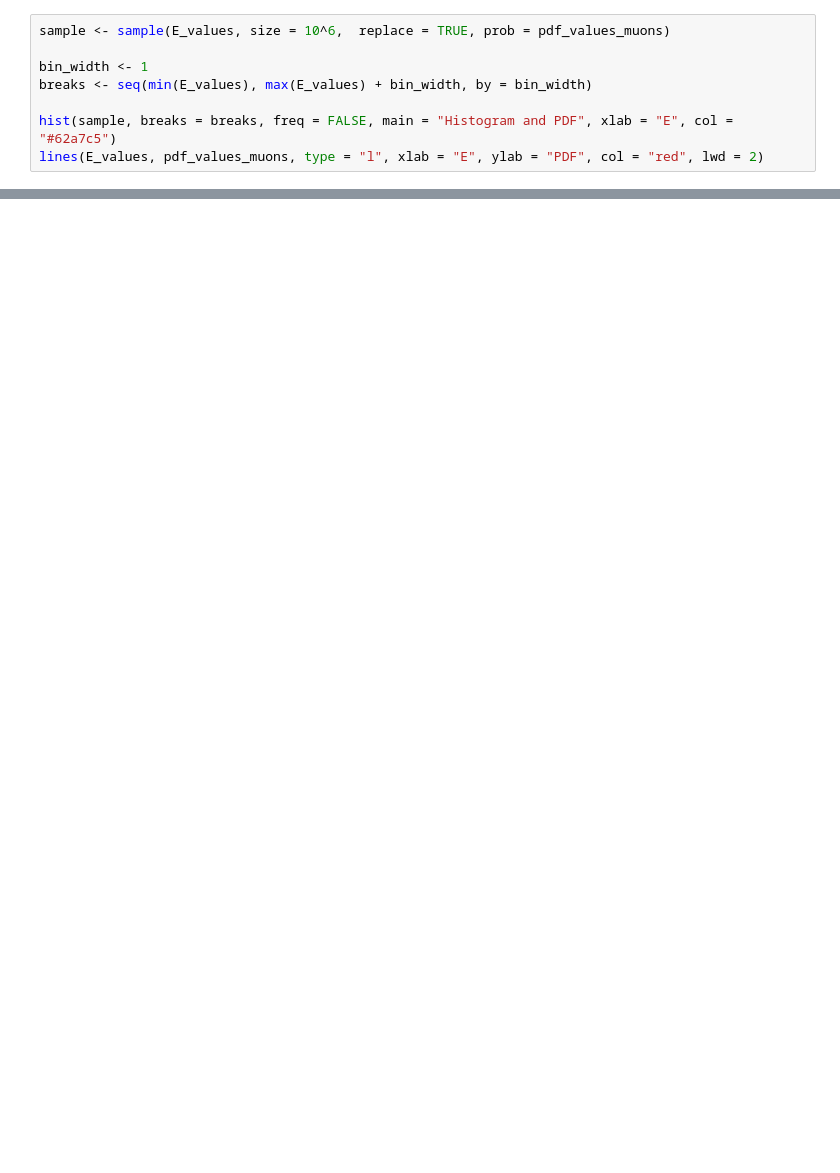
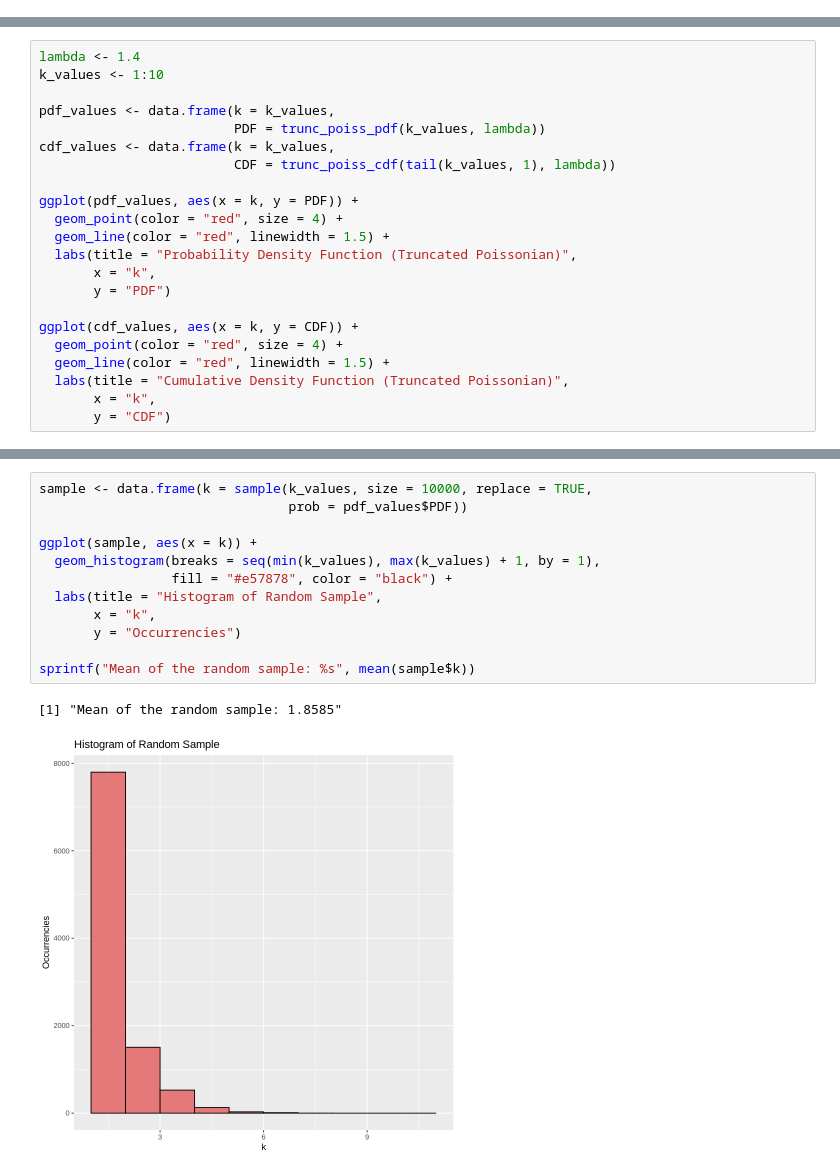
Before and after one commit to Kallo27/Advanced_statistics, a Jupyter notebook: Lab02/CalandraBuonaura_LorenzoRlab02.ipynb, the cells around one changed output, grey strips where cells are left out. Drawn from its saved outputs; the diff is of its cells as text; blank space fills up the shorter version.

Commit message:
Done some things (up to point 4)

```diff
--- a/Lab02/CalandraBuonaura_LorenzoRlab02.ipynb
+++ b/Lab02/CalandraBuonaura_LorenzoRlab02.ipynb
@@ -112,8 +0,0 @@ mean_muons
-# %%
-sample <- sample(E_values, size = 10^6,  replace = TRUE, prob = pdf_values_muons)
-
-bin_width <- 1
-breaks <- seq(min(E_values), max(E_values) + bin_width, by = bin_width)
-
-hist(sample, breaks = breaks, freq = FALSE, main = "Histogram and PDF", xlab = "E", col = "#62a7c5")
-lines(E_values, pdf_values_muons, type = "l", xlab = "E", ylab = "PDF", col = "red", lwd = 2)
@@ -121,0 +39,22 @@ lines(E_values, pdf_values_muons, type = "l", xlab = "E", ylab = "PDF", col = "r
+# %%
+lambda <- 1.4
+k_values <- 1:10
+
+pdf_values <- data.frame(k = k_values,
+                         PDF = trunc_poiss_pdf(k_values, lambda))
+cdf_values <- data.frame(k = k_values,
+                         CDF = trunc_poiss_cdf(tail(k_values, 1), lambda))
+
+ggplot(pdf_values, aes(x = k, y = PDF)) +
+  geom_point(color = "red", size = 4) +
+  geom_line(color = "red", linewidth = 1.5) +
+  labs(title = "Probability Density Function (Truncated Poissonian)",
+       x = "k",
+       y = "PDF")
+
+ggplot(cdf_values, aes(x = k, y = CDF)) +
+  geom_point(color = "red", size = 4) +
+  geom_line(color = "red", linewidth = 1.5) +
+  labs(title = "Cumulative Density Function (Truncated Poissonian)",
+       x = "k",
+       y = "CDF")
@@ -121,0 +78,15 @@ lines(E_values, pdf_values_muons, type = "l", xlab = "E", ylab = "PDF", col = "r
+# %%
+sample <- data.frame(k = sample(k_values, size = 10000, replace = TRUE,
+                                prob = pdf_values$PDF))
+
+ggplot(sample, aes(x = k)) +
+  geom_histogram(breaks = seq(min(k_values), max(k_values) + 1, by = 1),
+                 fill = "#e57878", color = "black") +
+  labs(title = "Histogram of Random Sample",
+       x = "k",
+       y = "Occurrencies")
+
+sprintf("Mean of the random sample: %s", mean(sample$k))
+# %% [output]
+[1] "Mean of the random sample: 1.8585"
+[figure, added]
```
Also changed, not shown: parts of 52 cells of this notebook.
